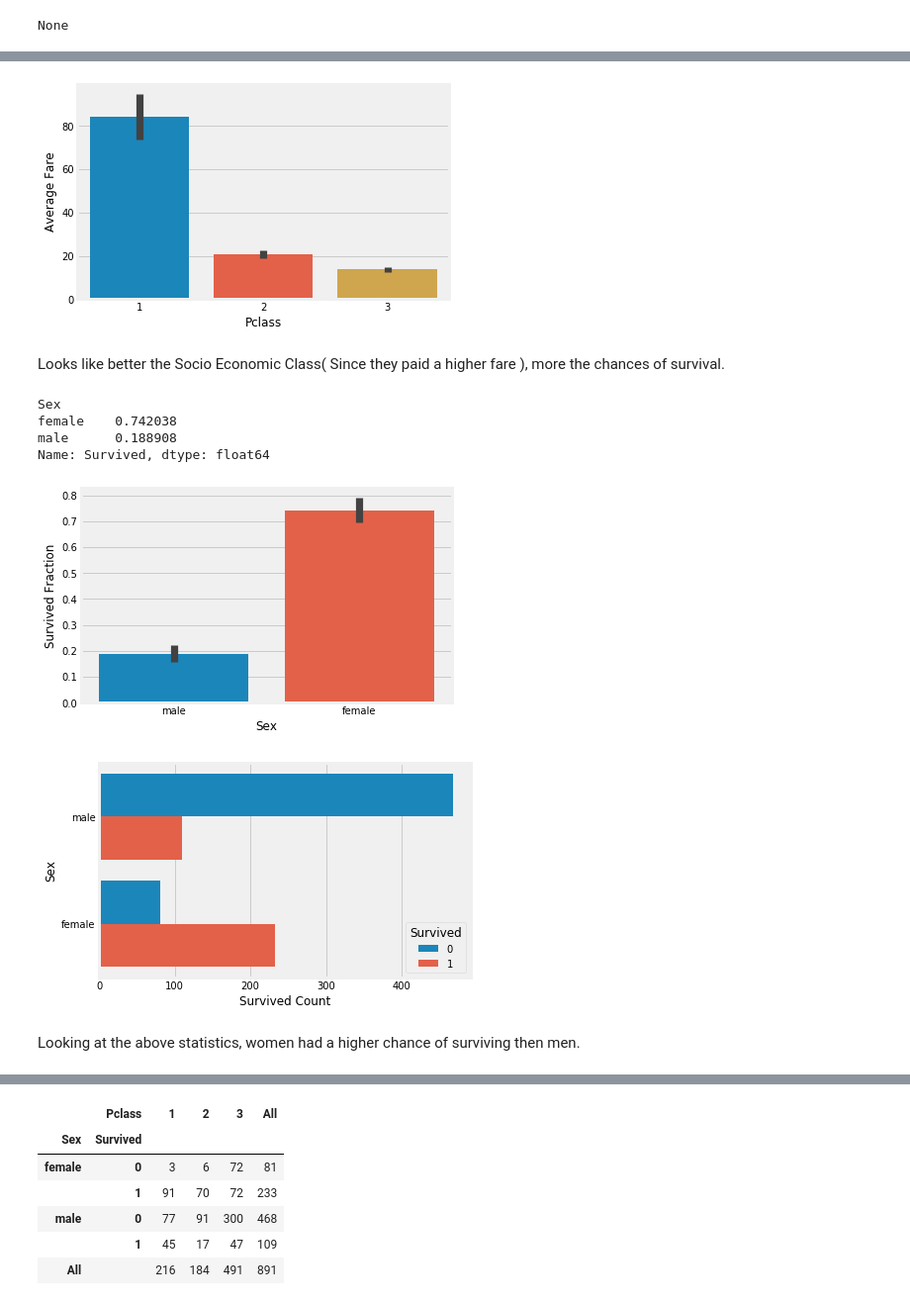
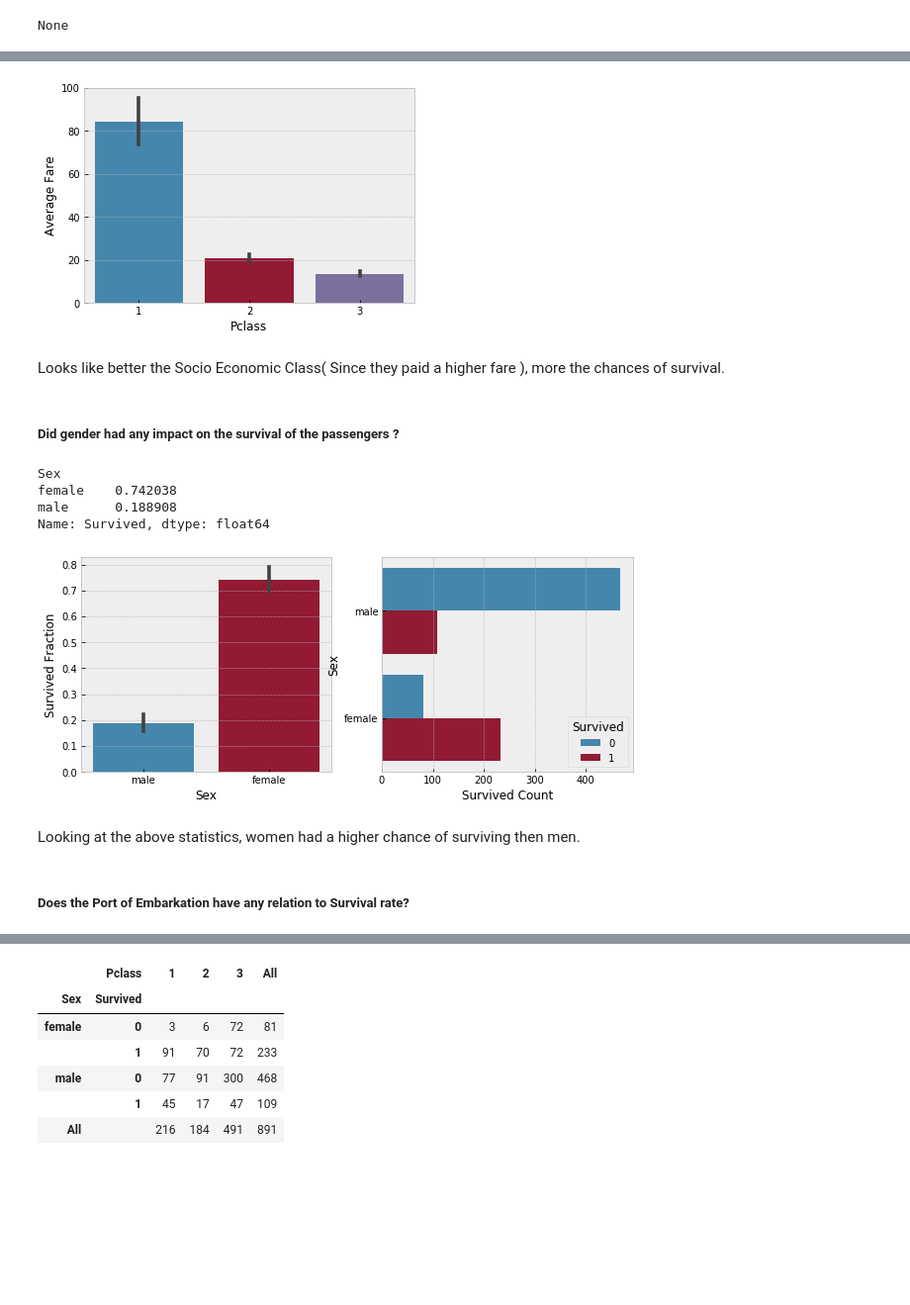
Before and after one commit to ishansoni22/kaggle, a Jupyter notebook: titanic_survival_exploration/notebook.ipynb, the cells around one changed output, grey strips where cells are left out. Shown at 99% size. Saved outputs shown, nothing was run; the diff lists cells and outputs as text; code cells hidden in the pictures; blank space fills up the shorter version.

```diff
--- a/titanic_survival_exploration/notebook.ipynb
+++ b/titanic_survival_exploration/notebook.ipynb
@@ -27,10 +32,10 @@ In this challenge, we ask you to complete the analysis of what sorts of people w
 # %%
-# Importing important libraries
+# Importing important libraries for EDA
 
 import pandas as pd
 import numpy as np
 import matplotlib.pyplot as plt
-plt.style.use('fivethirtyeight')
+plt.style.use('bmh')
 import seaborn as sns
 
 from IPython.display import display
@@ -40,6 +45,8 @@ from IPython.display import display
 
 import warnings
 warnings.filterwarnings('ignore')
+
+rand = 7
 # %%
 # Import the datasets and have a peek at the data
 
@@ -194,29 +201,32 @@ sns.barplot(x = "Pclass", y = "Fare", data = train_df)
 plt.ylabel("Average Fare")
 plt.show()
 # %% [output]
-[figure, old version]
+[figure, new version]
 # %% [markdown]
 Looks like better the Socio Economic Class( Since they paid a higher fare ), more the chances of survival.
+# %% [markdown]
+##### Did gender had any impact on the survival of the passengers ?
 # %%
-# Relationship b/w Sex and Survived
-
 survival_by_sex = train_df.groupby("Sex")["Survived"].mean()
 display(survival_by_sex)
 
-sns.barplot(x = "Sex", y = "Survived", data = train_df)
-plt.ylabel("Survived Fraction")
+f, ax = plt.subplots(1, 2, figsize = (10, 4))
+
+sns.barplot(x = "Sex", y = "Survived", data = train_df, ax = ax[0])
+ax[0].set_ylabel("Survived Fraction")
+
+sns.countplot(y = "Sex", hue = "Survived", data = train_df, ax = ax[1])
+ax[1].set_xlabel("Survived Count")
+
 plt.show()
-
-sns.countplot(y = "Sex", hue = "Survived", data = train_df)
-plt.xlabel("Survived Count")
-plt.show()
 # %% [output]
 Sex
 female    0.742038
 male      0.188908
 Name: Survived, dtype: float64
-[figure, old version]
+[figure, new version]
-[figure, removed]
 # %% [markdown]
 Looking at the above statistics, women had a higher chance of surviving then men.
+# %% [markdown]
+##### Does the Port of Embarkation have any relation to Survival rate?
 # %%
```
Also changed, not shown: parts of 110 cells of this notebook, 1 other file.
